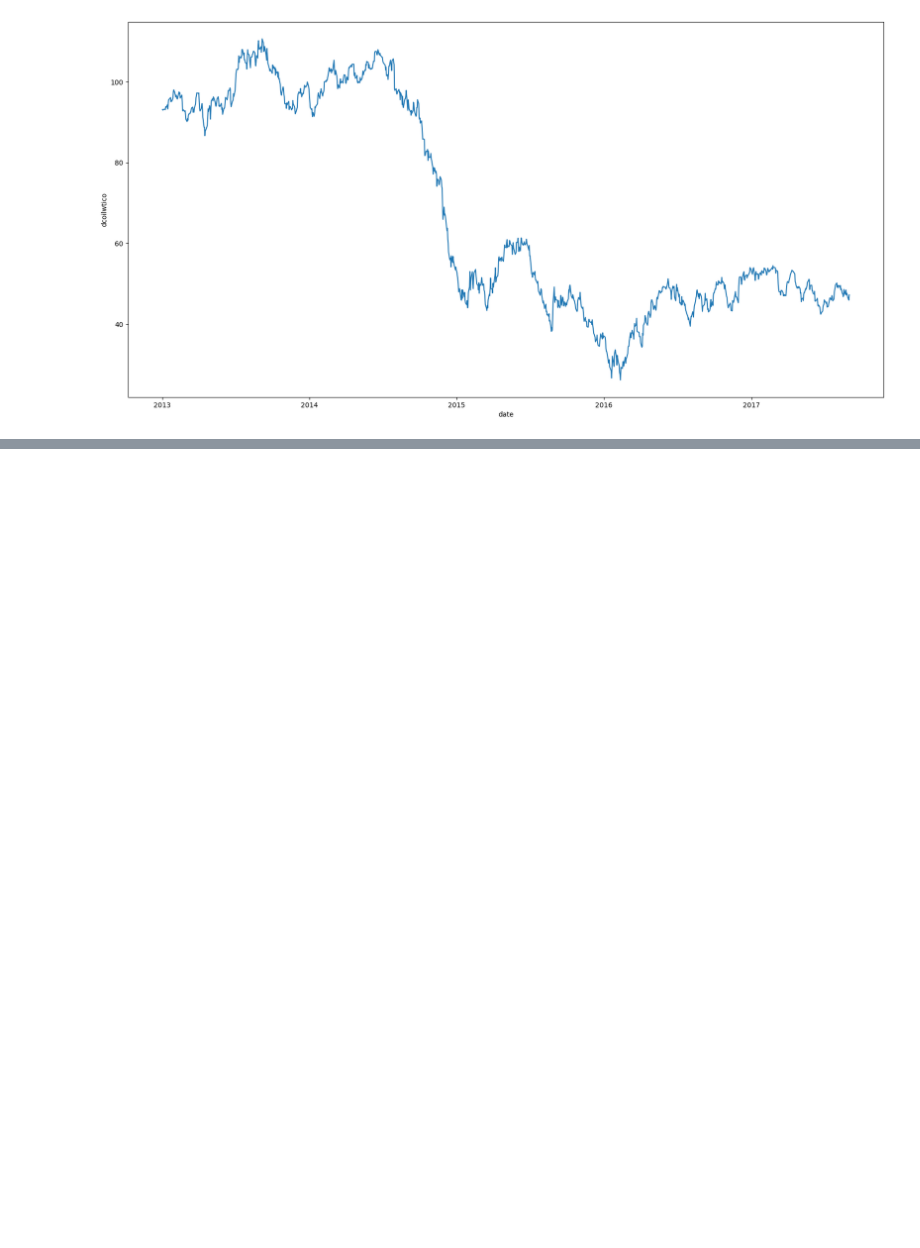
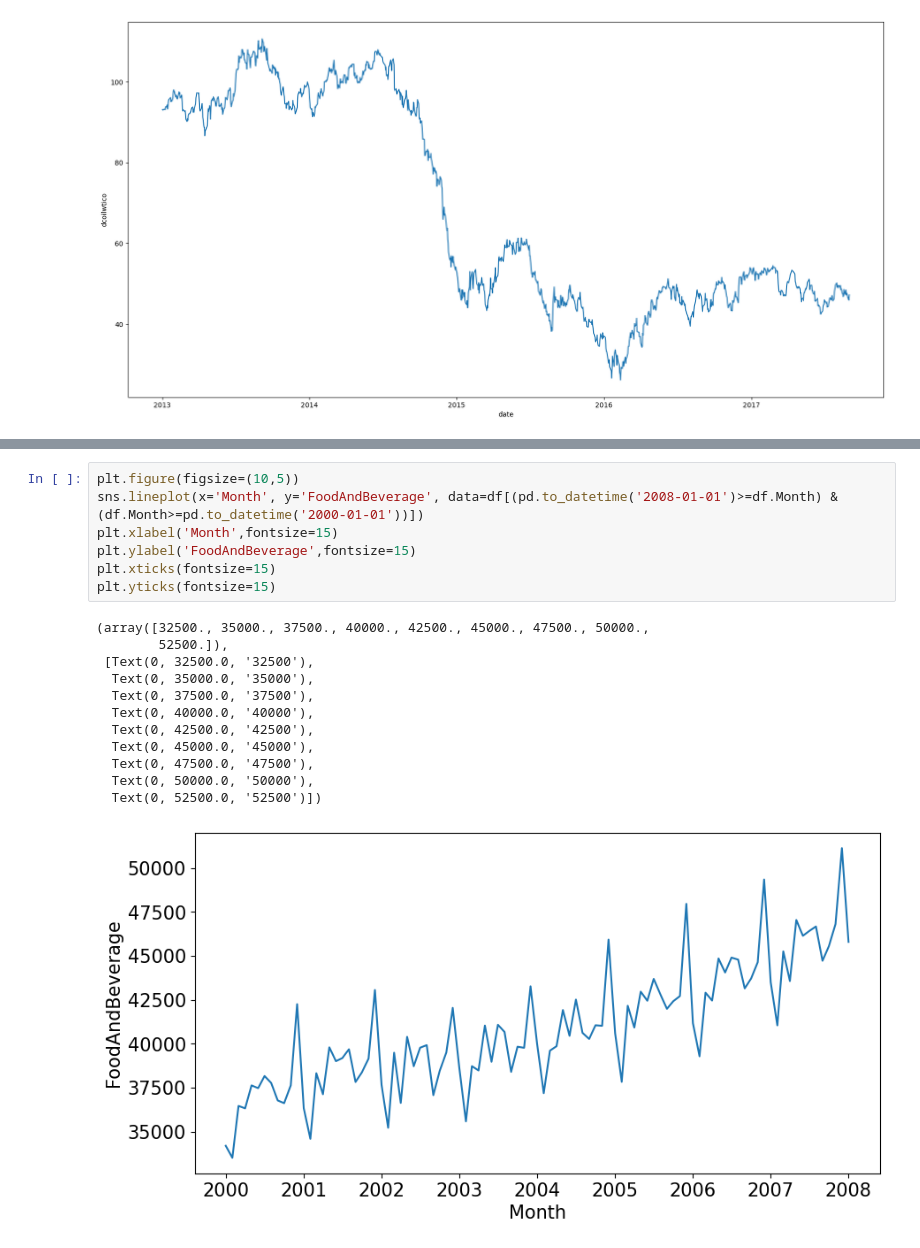
Before and after one commit to lhduc94/timeseries, a Jupyter notebook: notebooks/read_data.ipynb, the cells around one changed output, grey strips where cells are left out. Cells and saved outputs as stored; diff of their text form; blank space fills up the shorter version.

```diff
--- a/notebooks/read_data.ipynb
+++ b/notebooks/read_data.ipynb
@@ -71,0 +87,20 @@ df.head()
+# %%
+plt.figure(figsize=(10,5))
+sns.lineplot(x='Month', y='FoodAndBeverage', data=df[(pd.to_datetime('2008-01-01')>=df.Month) & (df.Month>=pd.to_datetime('2000-01-01'))])
+plt.xlabel('Month',fontsize=15)
+plt.ylabel('FoodAndBeverage',fontsize=15)
+plt.xticks(fontsize=15)
+plt.yticks(fontsize=15)
+# %% [output]
+(array([32500., 35000., 37500., 40000., 42500., 45000., 47500., 50000.,
+        52500.]),
+ [Text(0, 32500.0, '32500'),
+  Text(0, 35000.0, '35000'),
+  Text(0, 37500.0, '37500'),
+  Text(0, 40000.0, '40000'),
+  Text(0, 42500.0, '42500'),
+  Text(0, 45000.0, '45000'),
+  Text(0, 47500.0, '47500'),
+  Text(0, 50000.0, '50000'),
+  Text(0, 52500.0, '52500')])
+[figure, added]
```
Also changed, not shown: parts of 5 cells of this notebook, 7 other files.
